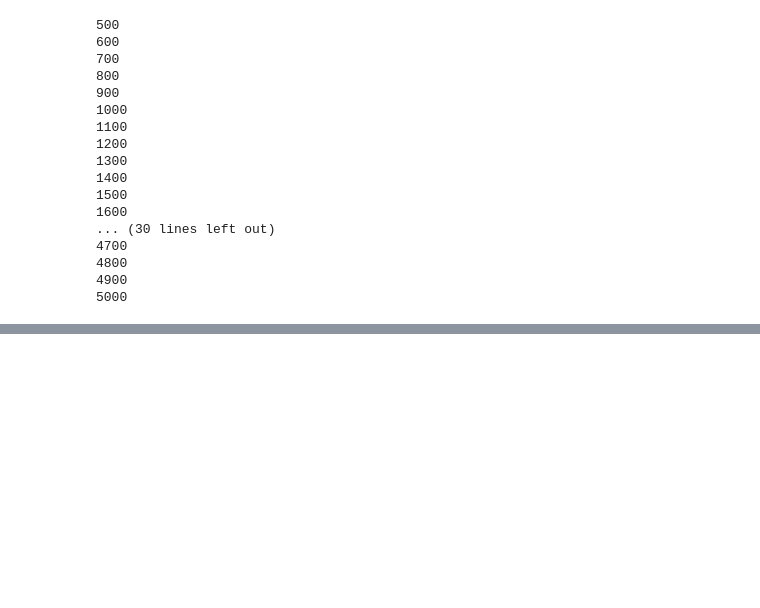
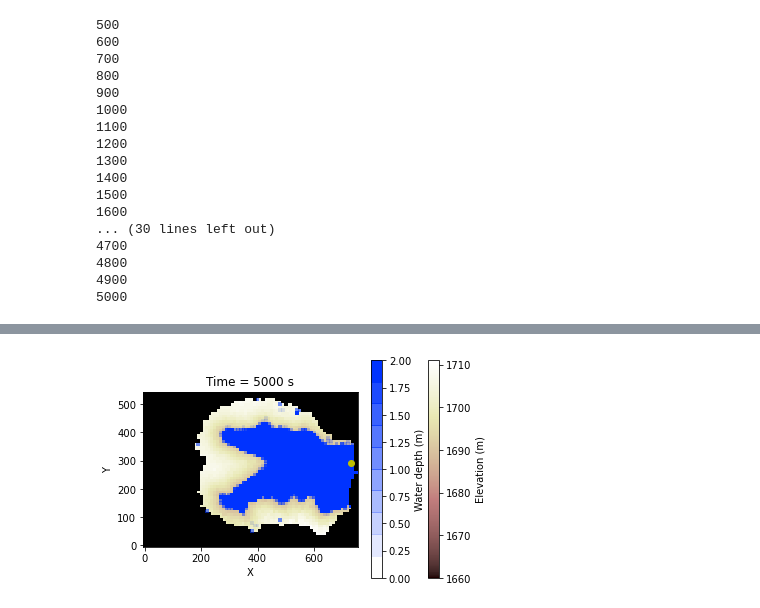
Before and after one commit to espin-2020/fluvial, a Jupyter notebook: fluvial_group.ipynb, the cells around one changed output, grey strips where cells are left out. Saved outputs shown, nothing was run; the diff lists cells and outputs as text; code cells hidden in the pictures; blank space fills up the shorter version.

```diff
--- a/fluvial_group.ipynb
+++ b/fluvial_group.ipynb
@@ -609 +627,12 @@ plt.show()
 [figure]
+# %%
+# land flow
+    fig=plt.figure()
+    imshow_grid(rmg,'topographic__elevation',colorbar_label='Elevation (m)')
+    imshow_grid(rmg,'surface_water__depth',limits=(0,2),cmap=cmap,colorbar_label='Water depth (m)')
+    plt.title(f'Time = {round(elapsed_time,1)} s')
+    plt.plot(rmg.node_x[outlet_nearest_raster_cell], rmg.node_y[outlet_nearest_raster_cell], "yo")
+    plt.show()
+#     fig.savefig(
+# %% [output]
+[figure, added]
```
Also changed, not shown: parts of 12 cells of this notebook.
